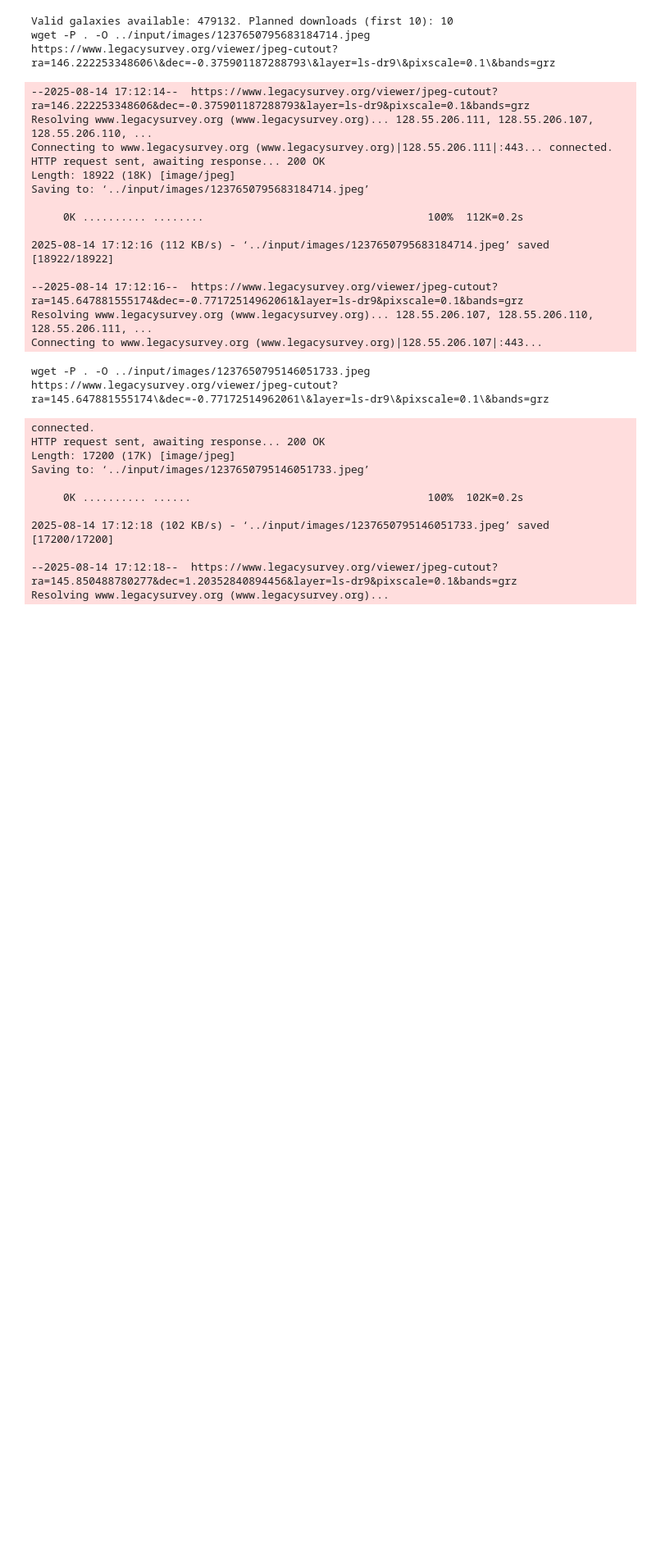
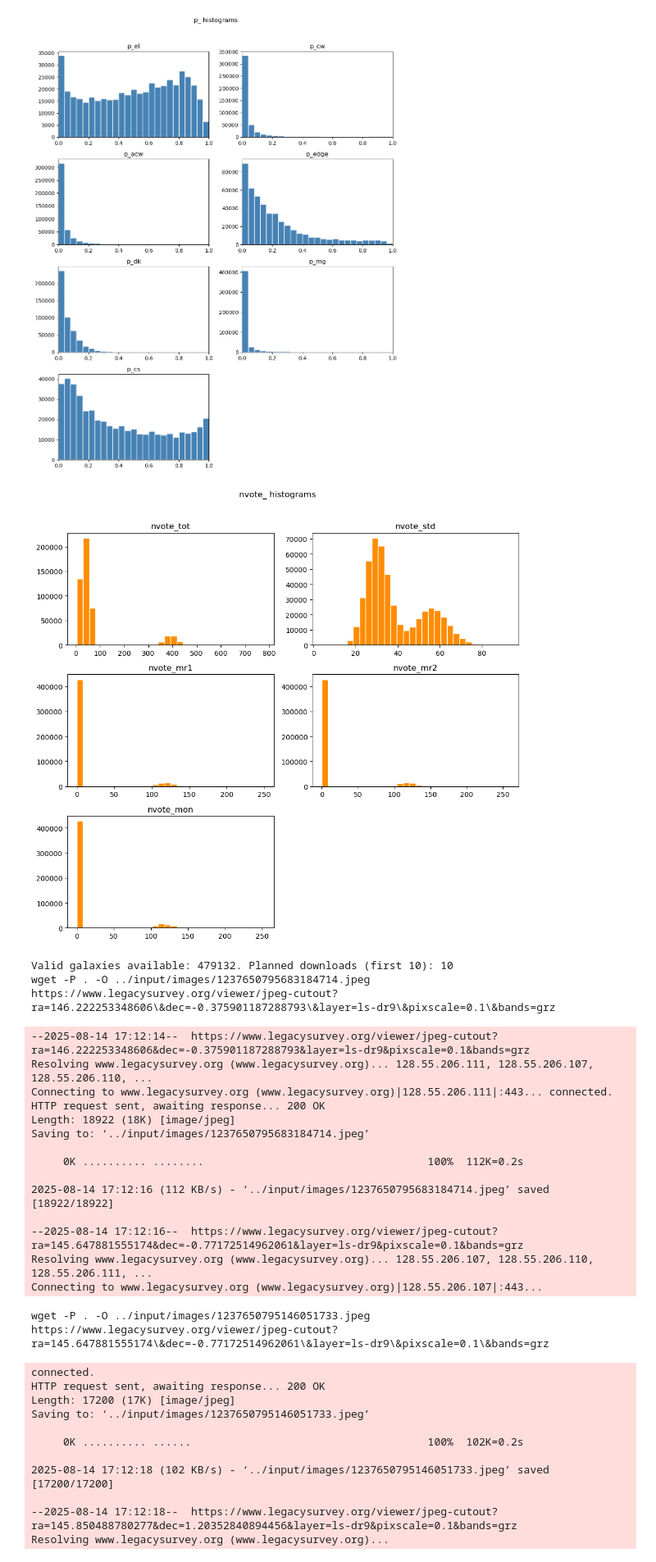
Before and after one commit to gsiemon/galaxy_classification_guide, a Jupyter notebook: notebooks/explore_tables.ipynb, the cells around one changed output. Shown at 82% size. Cells and saved outputs as stored; diff of their text form; code cells hidden in the pictures; blank space fills up the shorter version.

Commit message:
added Galaxy Zoo vote columns

```diff
--- a/notebooks/explore_tables.ipynb
+++ b/notebooks/explore_tables.ipynb
@@ -83,3 +90,41 @@ plt.show()
+# %%
+# Histograms for all `p_` and `nvote_` columns (galaxies only), two per row
+
+p_cols = [c for c in galaxy_rows.columns if c.startswith('p_')]
+nvote_cols = [c for c in galaxy_rows.columns if c.startswith('nvote_')]
+
+# Helper to plot a list of columns in a 2-per-row grid
+def plot_cols_two_per_row(cols, process_fn, title, color):
+    if not cols:
+        print(f"No columns to plot for {title}.")
+        return
+    n = len(cols)
+    rows = math.ceil(n / 2)
+    fig, axes = plt.subplots(rows, 2, figsize=(10, 3.0*rows), squeeze=False)
+    axes_flat = axes.ravel()
+    for i, col in enumerate(cols):
+        ax = axes_flat[i]
+        vals = process_fn(galaxy_rows[col].dropna())
+        ax.hist(vals, bins=25 if title.startswith('p_') else 30, color=color, edgecolor='white')
+        ax.set_title(col)
+        if title.startswith('p_'):
+            ax.set_xlim(0, 1)
+    # hide any extra axes
+    for j in range(len(cols), len(axes_flat)):
+        axes_flat[j].axis('off')
+    fig.suptitle(title, y=1.02)
+    plt.tight_layout()
+    plt.show()
+
+# Define processors
+p_process = lambda s: s[(s >= 0.0) & (s <= 1.0)]
+nvote_process = lambda s: s[s >= 0]
+
+plot_cols_two_per_row(p_cols, p_process, title='p_ histograms', color='steelblue')
+plot_cols_two_per_row(nvote_cols, nvote_process, title='nvote_ histograms', color='darkorange')
+# %% [output]
+[figure, added]
+[figure, added]
 # %%
 # Prepare and (optionally) download Legacy Survey cutouts for valid galaxies
 
```
Also changed, not shown: parts of 5 cells of this notebook.
